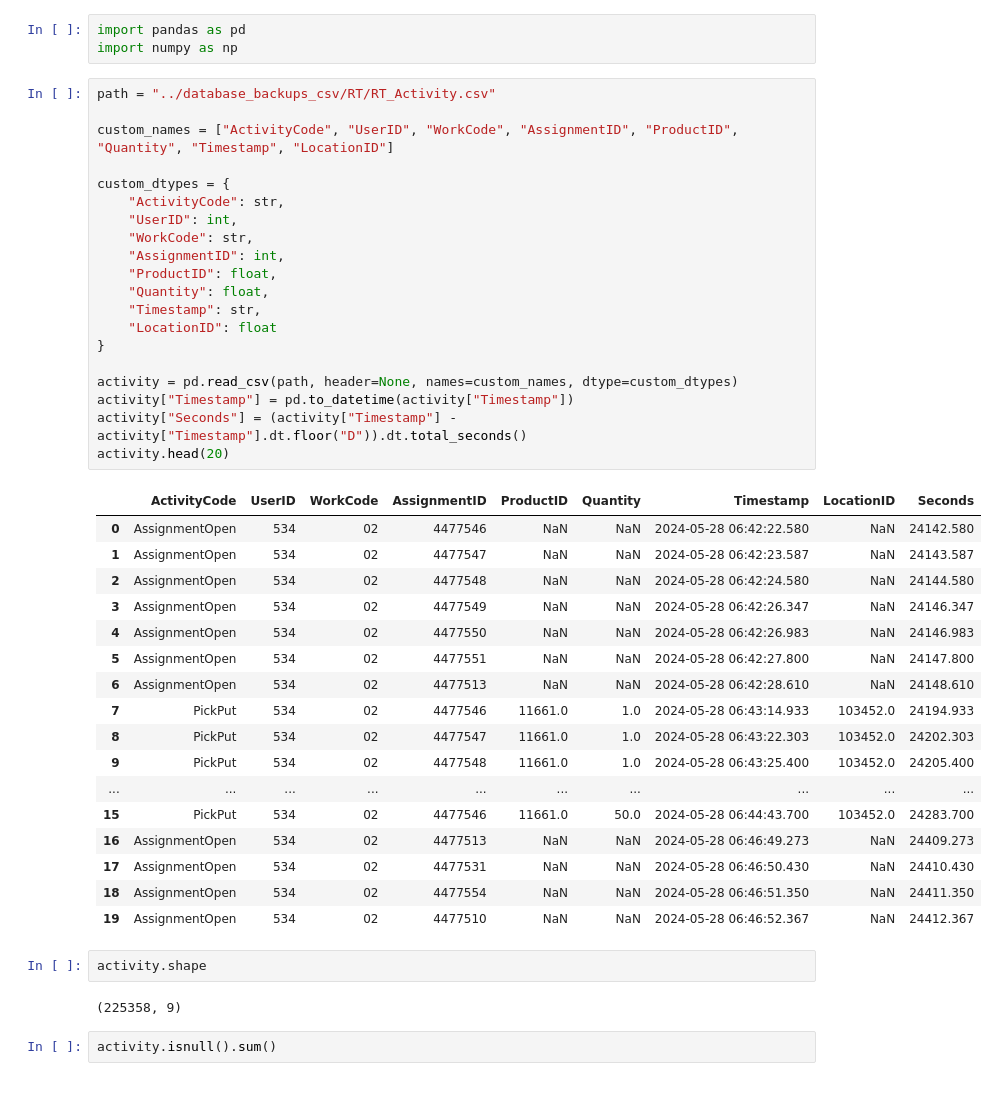
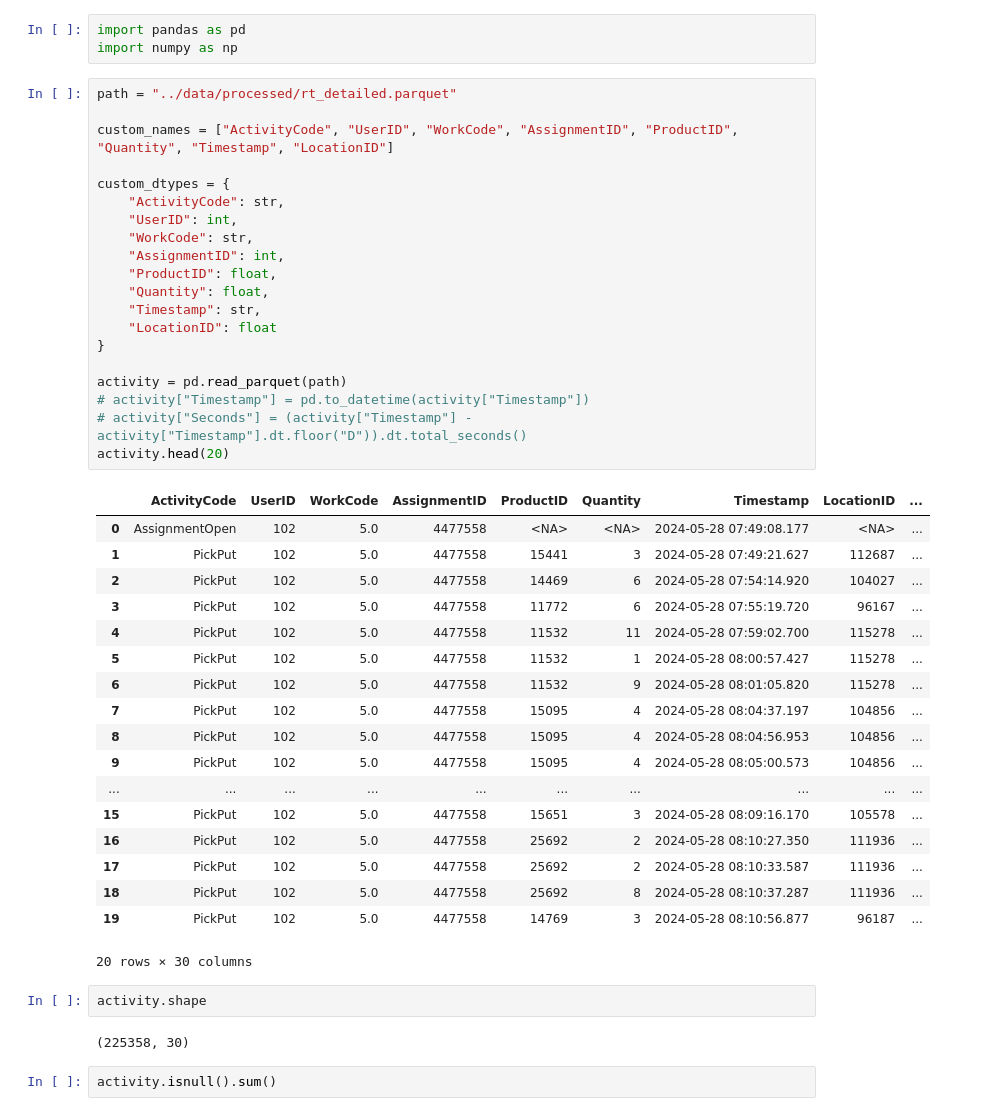
Before and after one commit to JiashenWangg/Lucas_Systems_Capstone_Project, a Jupyter notebook: EDA_Conan/RT_eda.ipynb, the cells around one changed output. Cells and saved outputs as stored; diff of their text form.

```diff
--- a/EDA_Conan/RT_eda.ipynb
+++ b/EDA_Conan/RT_eda.ipynb
@@ -2,47 +2,48 @@
 import pandas as pd
 import numpy as np
 # %%
-path = "../database_backups_csv/RT/RT_Activity.csv"
+path = "../data/processed/rt_detailed.parquet"
 
 custom_names = ["ActivityCode", "UserID", "WorkCode", "AssignmentID", "ProductID", "Quantity", "Timestamp", "LocationID"]
 
 custom_dtypes = {
     "ActivityCode": str,
     "UserID": int,
     "WorkCode": str,
     "AssignmentID": int,
     "ProductID": float,
     "Quantity": float,
     "Timestamp": str,
     "LocationID": float
 }
 
-activity = pd.read_csv(path, header=None, names=custom_names, dtype=custom_dtypes)
-activity["Timestamp"] = pd.to_datetime(activity["Timestamp"])
-activity["Seconds"] = (activity["Timestamp"] - activity["Timestamp"].dt.floor("D")).dt.total_seconds()
+activity = pd.read_parquet(path)
+# activity["Timestamp"] = pd.to_datetime(activity["Timestamp"])
+# activity["Seconds"] = (activity["Timestamp"] - activity["Timestamp"].dt.floor("D")).dt.total_seconds()
 activity.head(20)
 # %% [output]
-|  | ActivityCode | UserID | WorkCode | AssignmentID | ProductID | Quantity | Timestamp | LocationID | Seconds |
-| 0 | AssignmentOpen | 534 | 02 | 4477546 | NaN | NaN | 2024-05-28 06:42:22.580 | NaN | 24142.580 |
-| 1 | AssignmentOpen | 534 | 02 | 4477547 | NaN | NaN | 2024-05-28 06:42:23.587 | NaN | 24143.587 |
-| 2 | AssignmentOpen | 534 | 02 | 4477548 | NaN | NaN | 2024-05-28 06:42:24.580 | NaN | 24144.580 |
-| 3 | AssignmentOpen | 534 | 02 | 4477549 | NaN | NaN | 2024-05-28 06:42:26.347 | NaN | 24146.347 |
-| 4 | AssignmentOpen | 534 | 02 | 4477550 | NaN | NaN | 2024-05-28 06:42:26.983 | NaN | 24146.983 |
-| 5 | AssignmentOpen | 534 | 02 | 4477551 | NaN | NaN | 2024-05-28 06:42:27.800 | NaN | 24147.800 |
-| 6 | AssignmentOpen | 534 | 02 | 4477513 | NaN | NaN | 2024-05-28 06:42:28.610 | NaN | 24148.610 |
-| 7 | PickPut | 534 | 02 | 4477546 | 11661.0 | 1.0 | 2024-05-28 06:43:14.933 | 103452.0 | 24194.933 |
-| 8 | PickPut | 534 | 02 | 4477547 | 11661.0 | 1.0 | 2024-05-28 06:43:22.303 | 103452.0 | 24202.303 |
-| 9 | PickPut | 534 | 02 | 4477548 | 11661.0 | 1.0 | 2024-05-28 06:43:25.400 | 103452.0 | 24205.400 |
+|  | ActivityCode | UserID | WorkCode | AssignmentID | ProductID | Quantity | Timestamp | LocationID | ... |
+| 0 | AssignmentOpen | 102 | 5.0 | 4477558 | <NA> | <NA> | 2024-05-28 07:49:08.177 | <NA> | ... |
+| 1 | PickPut | 102 | 5.0 | 4477558 | 15441 | 3 | 2024-05-28 07:49:21.627 | 112687 | ... |
+| 2 | PickPut | 102 | 5.0 | 4477558 | 14469 | 6 | 2024-05-28 07:54:14.920 | 104027 | ... |
+| 3 | PickPut | 102 | 5.0 | 4477558 | 11772 | 6 | 2024-05-28 07:55:19.720 | 96167 | ... |
+| 4 | PickPut | 102 | 5.0 | 4477558 | 11532 | 11 | 2024-05-28 07:59:02.700 | 115278 | ... |
+| 5 | PickPut | 102 | 5.0 | 4477558 | 11532 | 1 | 2024-05-28 08:00:57.427 | 115278 | ... |
+| 6 | PickPut | 102 | 5.0 | 4477558 | 11532 | 9 | 2024-05-28 08:01:05.820 | 115278 | ... |
+| 7 | PickPut | 102 | 5.0 | 4477558 | 15095 | 4 | 2024-05-28 08:04:37.197 | 104856 | ... |
+| 8 | PickPut | 102 | 5.0 | 4477558 | 15095 | 4 | 2024-05-28 08:04:56.953 | 104856 | ... |
+| 9 | PickPut | 102 | 5.0 | 4477558 | 15095 | 4 | 2024-05-28 08:05:00.573 | 104856 | ... |
 | ... | ... | ... | ... | ... | ... | ... | ... | ... | ... |
-| 15 | PickPut | 534 | 02 | 4477546 | 11661.0 | 50.0 | 2024-05-28 06:44:43.700 | 103452.0 | 24283.700 |
-| 16 | AssignmentOpen | 534 | 02 | 4477513 | NaN | NaN | 2024-05-28 06:46:49.273 | NaN | 24409.273 |
-| 17 | AssignmentOpen | 534 | 02 | 4477531 | NaN | NaN | 2024-05-28 06:46:50.430 | NaN | 24410.430 |
-| 18 | AssignmentOpen | 534 | 02 | 4477554 | NaN | NaN | 2024-05-28 06:46:51.350 | NaN | 24411.350 |
-| 19 | AssignmentOpen | 534 | 02 | 4477510 | NaN | NaN | 2024-05-28 06:46:52.367 | NaN | 24412.367 |
+| 15 | PickPut | 102 | 5.0 | 4477558 | 15651 | 3 | 2024-05-28 08:09:16.170 | 105578 | ... |
+| 16 | PickPut | 102 | 5.0 | 4477558 | 25692 | 2 | 2024-05-28 08:10:27.350 | 111936 | ... |
+| 17 | PickPut | 102 | 5.0 | 4477558 | 25692 | 2 | 2024-05-28 08:10:33.587 | 111936 | ... |
+| 18 | PickPut | 102 | 5.0 | 4477558 | 25692 | 8 | 2024-05-28 08:10:37.287 | 111936 | ... |
+| 19 | PickPut | 102 | 5.0 | 4477558 | 14769 | 3 | 2024-05-28 08:10:56.877 | 96187 | ... |
+20 rows × 30 columns
 # %%
 activity.shape
 # %% [output]
-(225358, 9)
+(225358, 30)
 # %%
 activity.isnull().sum()
 # %% [output]
```
Also changed, not shown: parts of 1 cell of this notebook.
